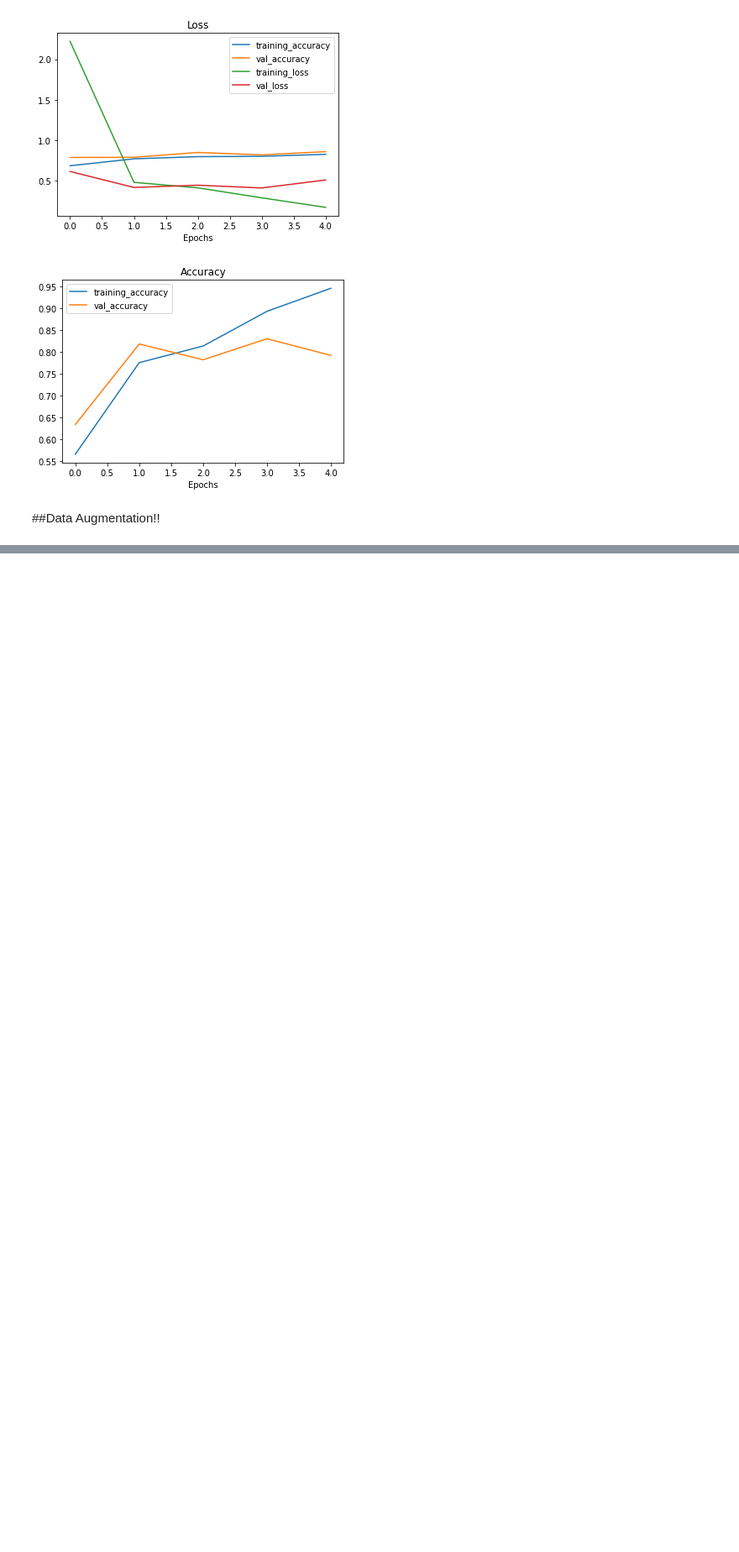
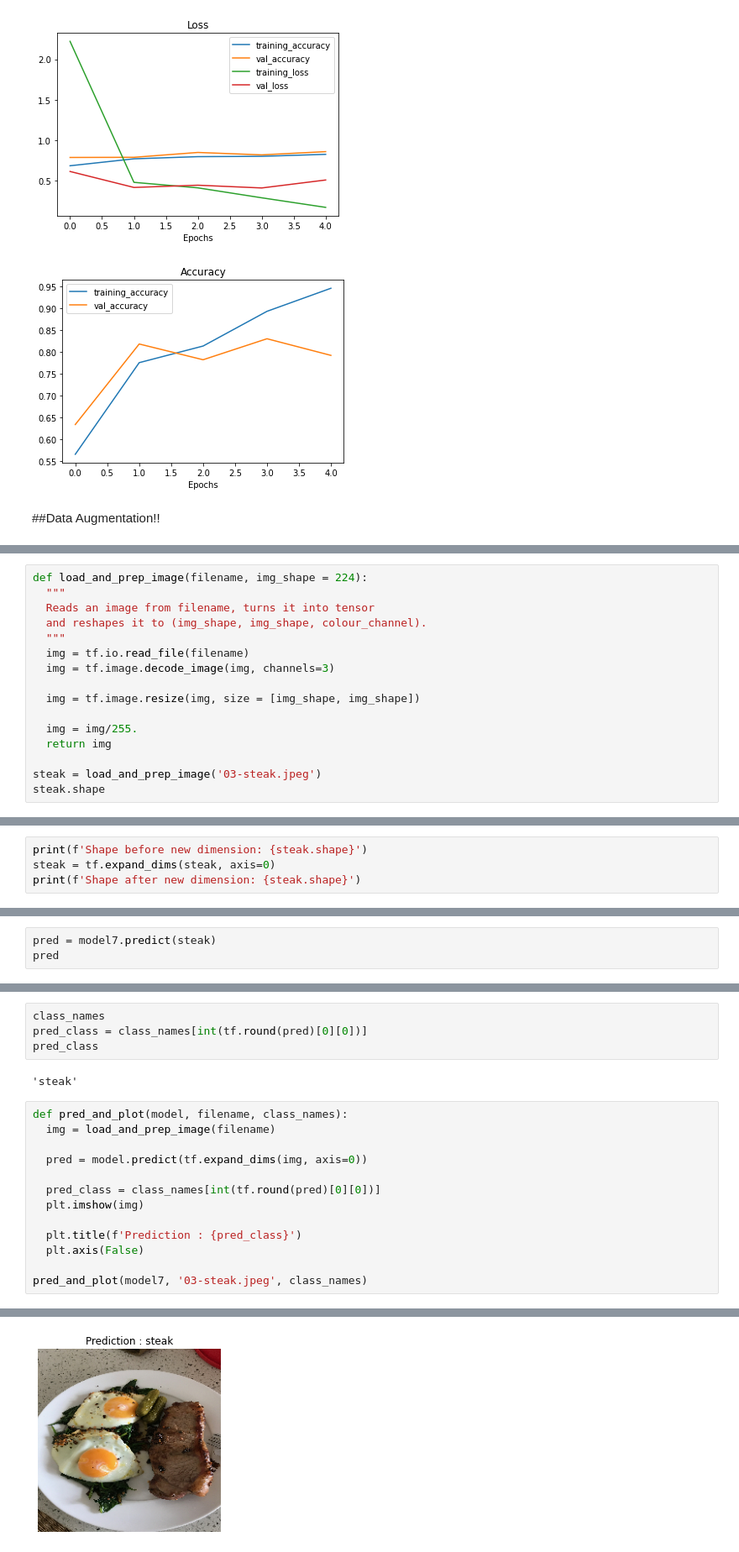
Before and after one commit to Rubnserrano/TF-Certification, a Jupyter notebook: 03_curso_tensorflow_certificate.ipynb, the cells around one changed output, grey strips where cells are left out. Shown at 84% size. Drawn from its saved outputs; the diff is of its cells as text; blank space fills up the shorter version.

```diff
--- a/03_curso_tensorflow_certificate.ipynb
+++ b/03_curso_tensorflow_certificate.ipynb
@@ -526,0 +691,16 @@ plot_loss_curves(history5)
+# %%
+def load_and_prep_image(filename, img_shape = 224):
+  """
+  Reads an image from filename, turns it into tensor
+  and reshapes it to (img_shape, img_shape, colour_channel).
+  """
+  img = tf.io.read_file(filename)
+  img = tf.image.decode_image(img, channels=3)
+
+  img = tf.image.resize(img, size = [img_shape, img_shape])
+
+  img = img/255.
+  return img
+
+steak = load_and_prep_image('03-steak.jpeg')
+steak.shape
@@ -526,0 +715,4 @@ plot_loss_curves(history5)
+# %%
+print(f'Shape before new dimension: {steak.shape}')
+steak = tf.expand_dims(steak, axis=0)
+print(f'Shape after new dimension: {steak.shape}')
@@ -526,0 +722,3 @@ plot_loss_curves(history5)
+# %%
+pred = model7.predict(steak)
+pred
@@ -526,0 +728,20 @@ plot_loss_curves(history5)
+# %%
+class_names
+pred_class = class_names[int(tf.round(pred)[0][0])]
+pred_class
+# %% [output]
+'steak'
+# %%
+def pred_and_plot(model, filename, class_names):
+  img = load_and_prep_image(filename)
+
+  pred = model.predict(tf.expand_dims(img, axis=0))
+
+  pred_class = class_names[int(tf.round(pred)[0][0])]
+  plt.imshow(img)
+
+  plt.title(f'Prediction : {pred_class}')
+  plt.axis(False)
+
+pred_and_plot(model7, '03-steak.jpeg', class_names)
+# %% [output]
@@ -526,0 +749 @@ plot_loss_curves(history5)
+[figure, added]
```
Also changed, not shown: parts of 47 cells of this notebook.
